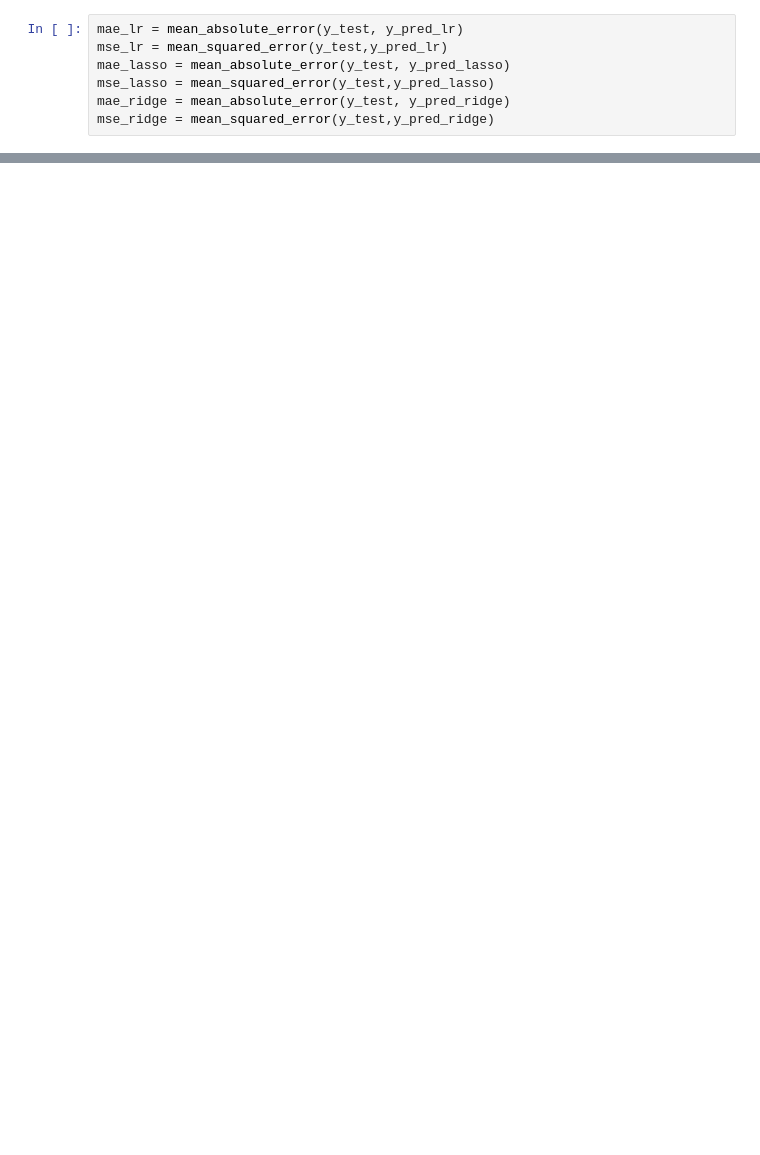
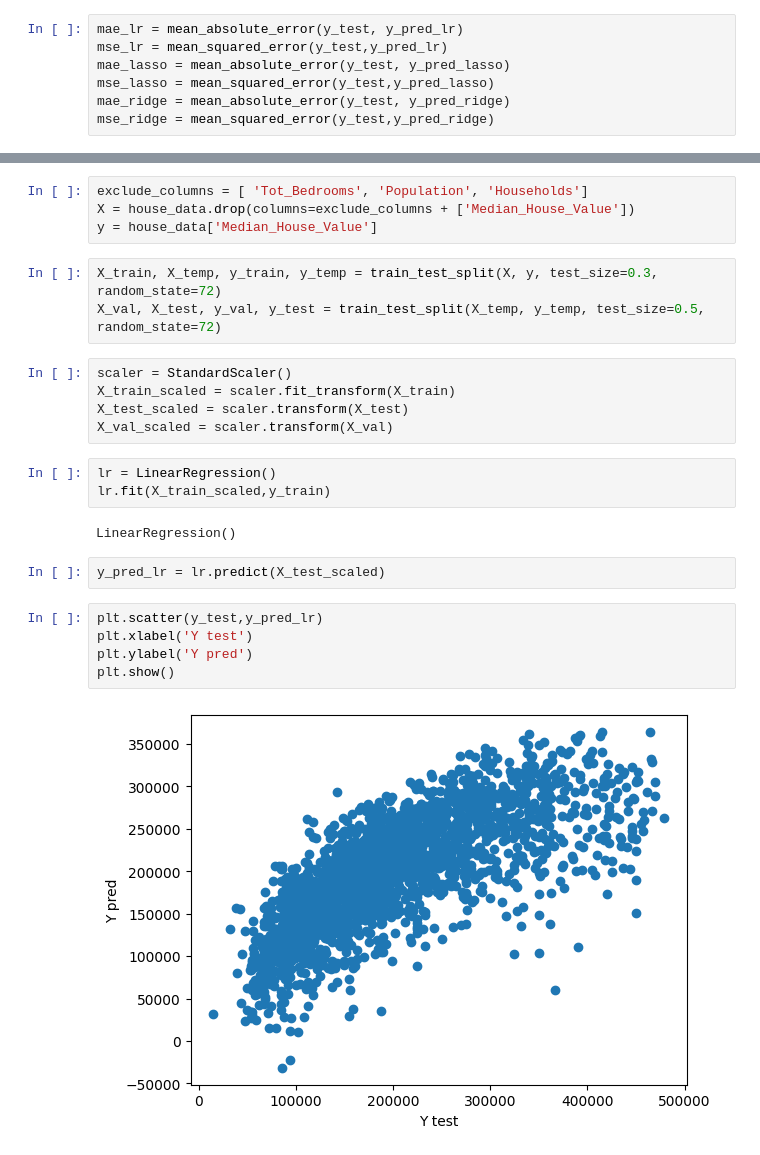
Before and after one commit to Mazen-Elsayed/Machine-Learning-Regression-and-Classfication-, a Jupyter notebook: lab1_regression.ipynb, the cells around one changed output, grey strips where cells are left out. Cells and saved outputs as stored; diff of their text form; blank space fills up the shorter version.

Commit message:
edits in regression

```diff
--- a/lab1_regression.ipynb
+++ b/lab1_regression.ipynb
@@ -255,0 +356,26 @@ R2 score Ridge:  0.6111125766528231
+# %%
+exclude_columns = [ 'Tot_Bedrooms', 'Population', 'Households']
+X = house_data.drop(columns=exclude_columns + ['Median_House_Value'])
+y = house_data['Median_House_Value']
+# %%
+X_train, X_temp, y_train, y_temp = train_test_split(X, y, test_size=0.3, random_state=72)
+X_val, X_test, y_val, y_test = train_test_split(X_temp, y_temp, test_size=0.5, random_state=72)
+# %%
+scaler = StandardScaler()
+X_train_scaled = scaler.fit_transform(X_train)
+X_test_scaled = scaler.transform(X_test)
+X_val_scaled = scaler.transform(X_val)
+# %%
+lr = LinearRegression()
+lr.fit(X_train_scaled,y_train)
+# %% [output]
+LinearRegression()
+# %%
+y_pred_lr = lr.predict(X_test_scaled)
+# %%
+plt.scatter(y_test,y_pred_lr)
+plt.xlabel('Y test')
+plt.ylabel('Y pred')
+plt.show()
+# %% [output]
+[figure, added]
```
Also changed, not shown: parts of 39 cells of this notebook.
